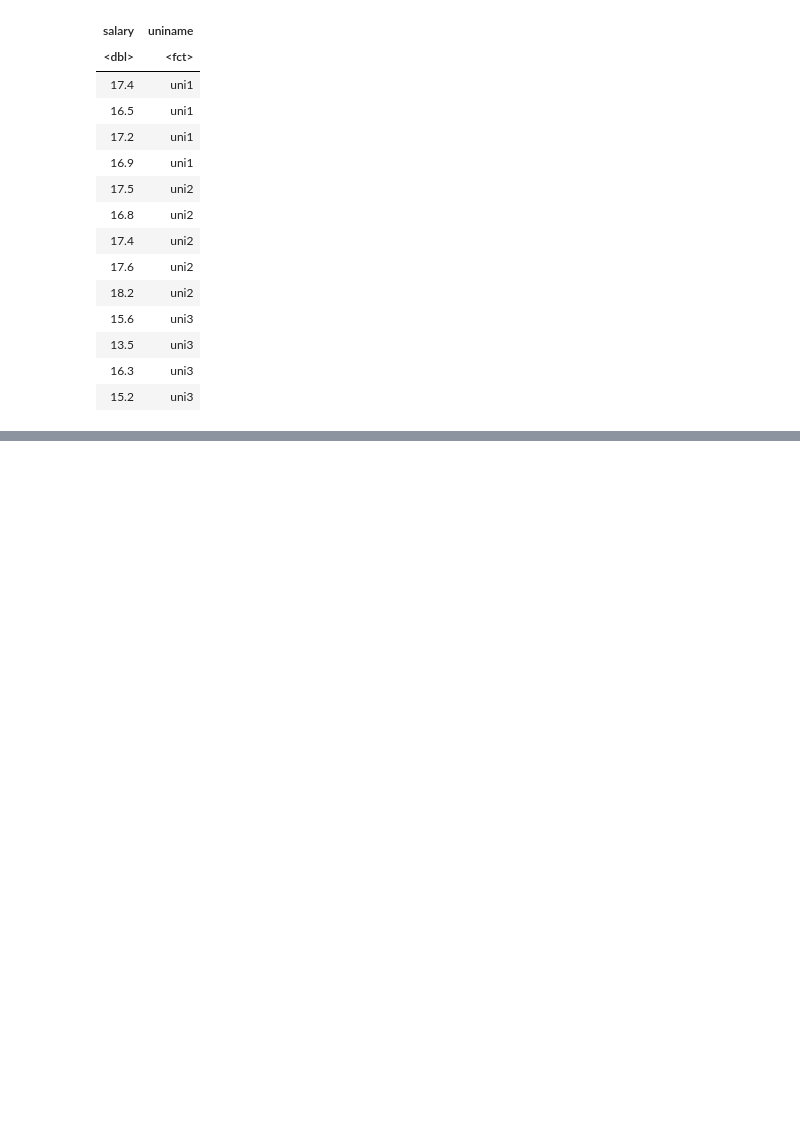
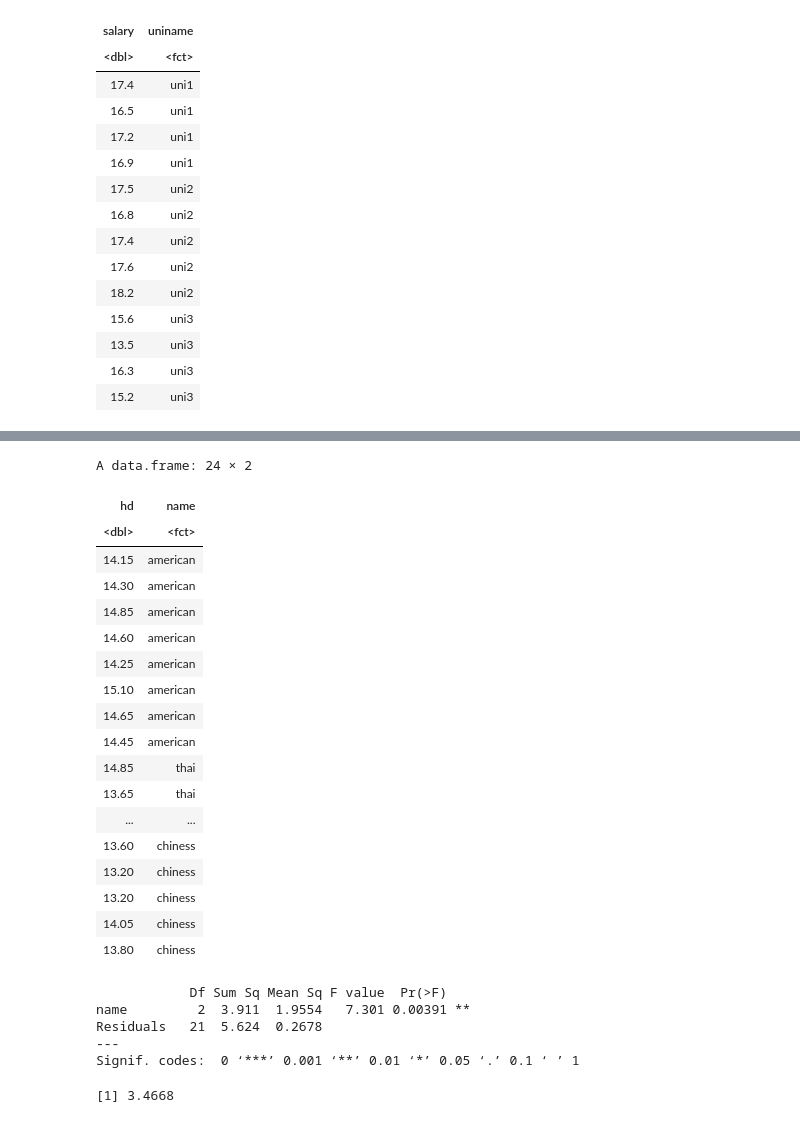
Before and after one commit to tontantip/DADS6001-Project-Applied-statistics, a Jupyter notebook: in class/anova.ipynb, the cells around one changed output, grey strips where cells are left out. Cells and saved outputs as stored; diff of their text form; code cells hidden in the pictures; blank space fills up the shorter version.

```diff
--- a/in class/anova.ipynb
+++ b/in class/anova.ipynb
@@ -528,0 +643,43 @@ A data.frame: 13 × 2
+# %%
+american <- c(14.15,14.30,14.85,14.60,14.25,15.10,14.65,14.45)
+thai <- c(14.85,13.65,13.45,14.20,12.65,14.35,13.50,12.80)
+chiness <- c(14.15,13.90,13.65,13.60,13.20,13.20,14.05,13.80)
+
+name <- factor(c(rep("american",length(american)),rep("thai",length(thai)),rep("chiness",length(chiness))))
+
+hd <- c(american,thai,chiness)
+data_table <- data.frame(hd,name)
+data_table
+# %% [output]
+A data.frame: 24 × 2
+| hd | name |
+| <dbl> | <fct> |
+| 14.15 | american |
+| 14.30 | american |
+| 14.85 | american |
+| 14.60 | american |
+| 14.25 | american |
+| 15.10 | american |
+| 14.65 | american |
+| 14.45 | american |
+| 14.85 | thai |
+| 13.65 | thai |
+| ... | ... |
+| 13.60 | chiness |
+| 13.20 | chiness |
+| 13.20 | chiness |
+| 14.05 | chiness |
+| 13.80 | chiness |
+# %%
+anova_model <- aov(hd~name , data = data_anova)
+summary(anova_model)
+# %% [output]
+            Df Sum Sq Mean Sq F value  Pr(>F)
+name         2  3.911  1.9554   7.301 0.00391 **
+Residuals   21  5.624  0.2678
+---
+Signif. codes:  0 ‘***’ 0.001 ‘**’ 0.01 ‘*’ 0.05 ‘.’ 0.1 ‘ ’ 1
+# %%
+qf(p = 0.95, df1=2,df2=21)
+# %% [output]
+[1] 3.4668
```
Also changed, not shown: parts of 12 cells of this notebook.
